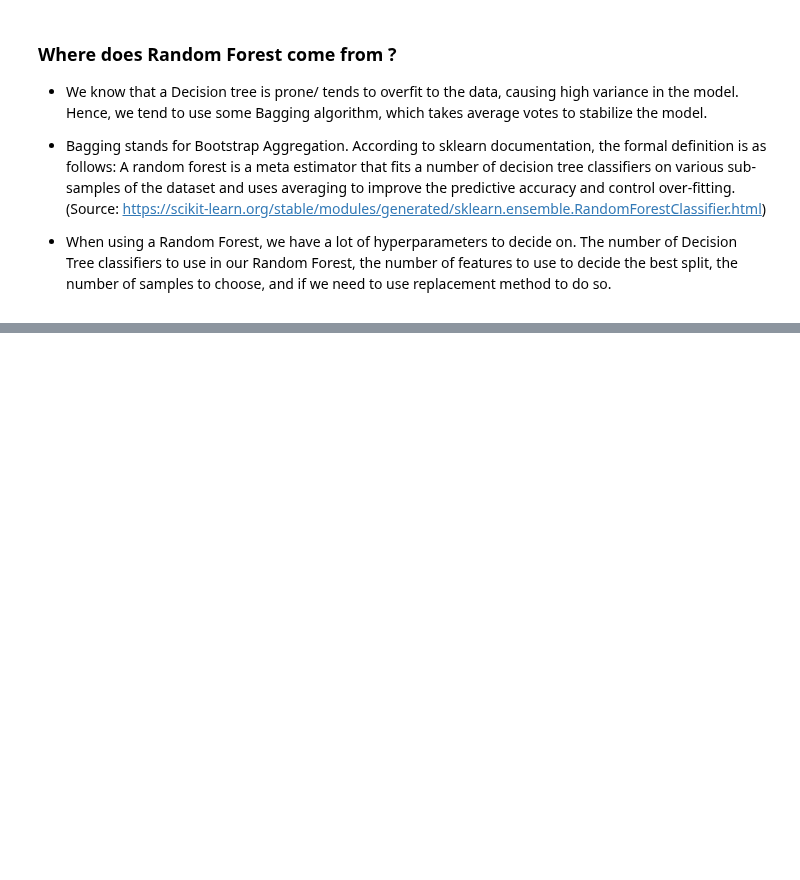
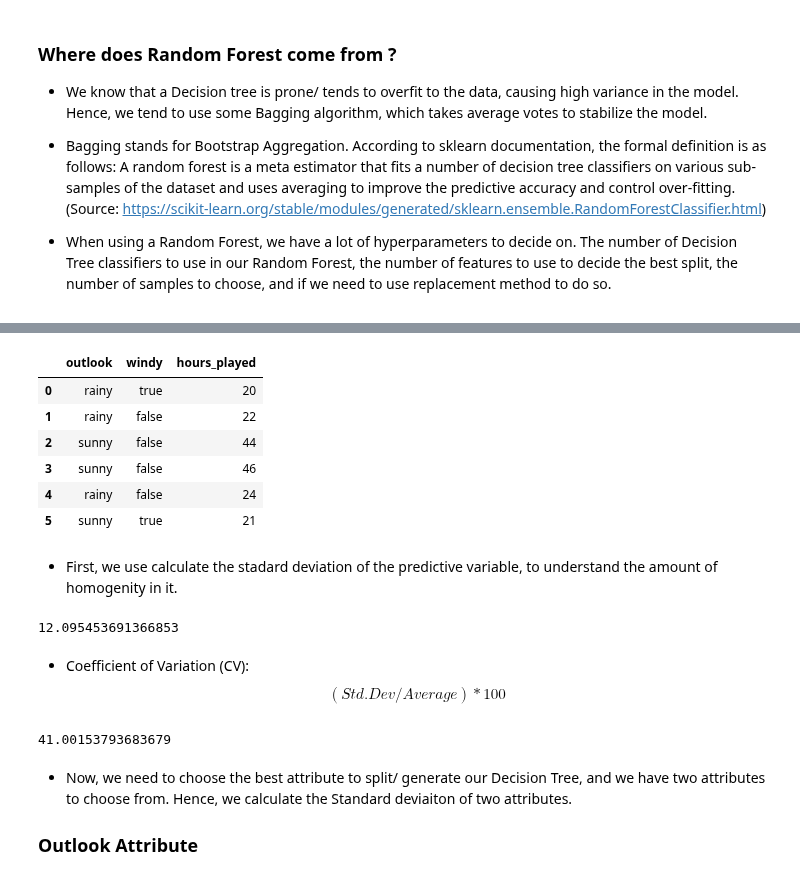
Before and after one commit to AdiVarma27/AdiVarma27.github.io, a Jupyter notebook: _jupyter/2019-07-09-Decision Trees & Random Forests.ipynb, the cells around one changed output, grey strips where cells are left out. Cells and saved outputs as stored; diff of their text form; code cells hidden in the pictures; blank space fills up the shorter version.

```diff
--- a/_jupyter/2019-07-09-Decision Trees & Random Forests.ipynb
+++ b/_jupyter/2019-07-09-Decision Trees & Random Forests.ipynb
@@ -300,0 +308,33 @@ plt.grid()
+# %%
+# Dataset
+
+df = pd.DataFrame()
+df['outlook'] = ['rainy','rainy','sunny','sunny','rainy','sunny']
+df['windy'] = ['true','false','false','false','false','true']
+df['hours_played'] = [20, 22, 44, 46, 24, 21]
+df
+# %% [output]
+|  | outlook | windy | hours_played |
+| 0 | rainy | true | 20 |
+| 1 | rainy | false | 22 |
+| 2 | sunny | false | 44 |
+| 3 | sunny | false | 46 |
+| 4 | rainy | false | 24 |
+| 5 | sunny | true | 21 |
+# %% [markdown]
+* First, we use calculate the stadard deviation of the predictive variable, to understand the amount of homogenity in it.
+# %%
+df['hours_played'].std()
+# %% [output]
+12.095453691366853
+# %% [markdown]
+* Coefficient of Variation (CV): $$ (Std. Dev{/Average})*100 $$
+# %%
+CV = (df['hours_played'].std()/df['hours_played'].mean())*100
+CV
+# %% [output]
+41.00153793683679
+# %% [markdown]
+* Now, we need to choose the best attribute to split/ generate our Decision Tree, and we have two attributes to choose from. Hence, we calculate the Standard deviaiton of two attributes.
+
+### Outlook Attribute
```
Also changed, not shown: parts of 29 cells of this notebook.
